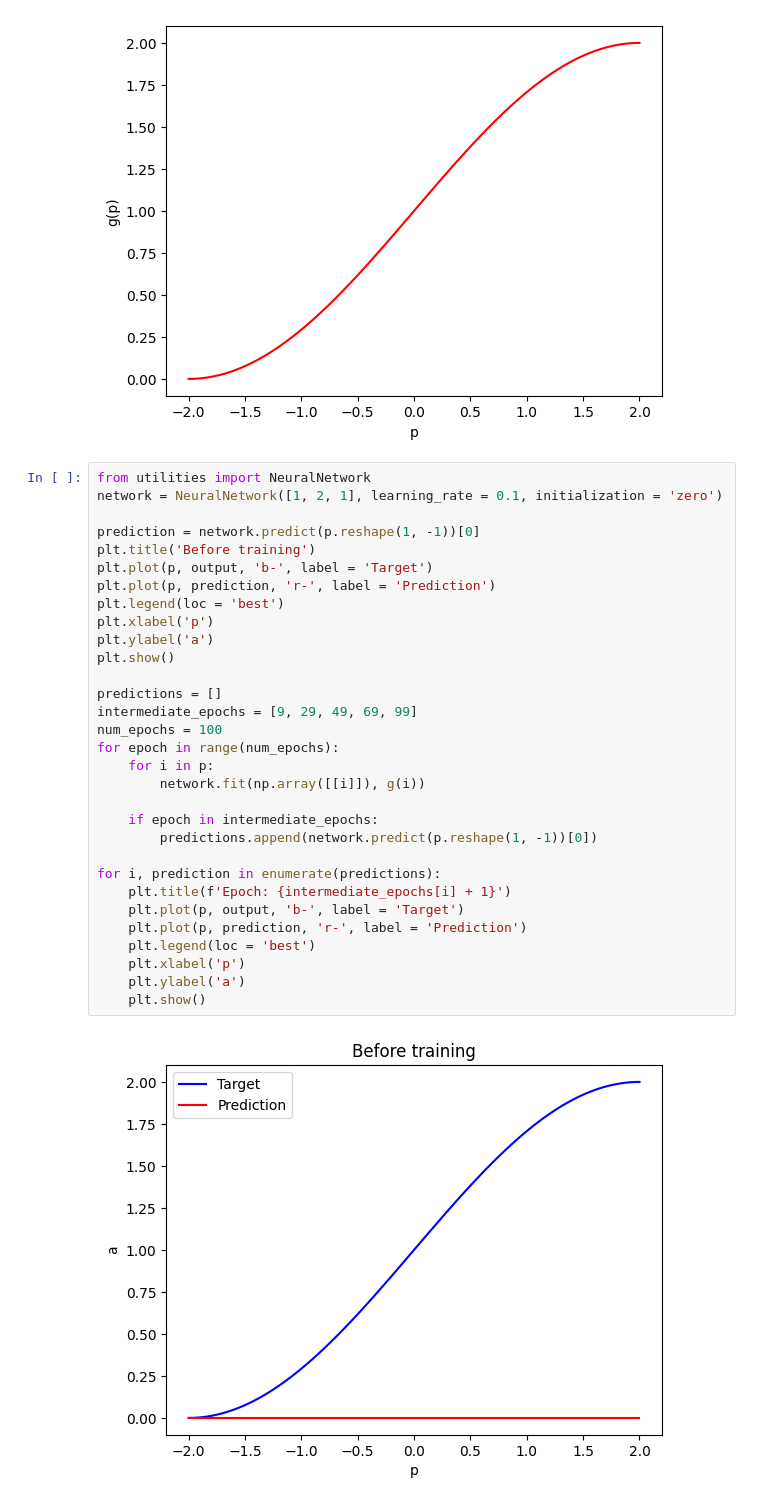
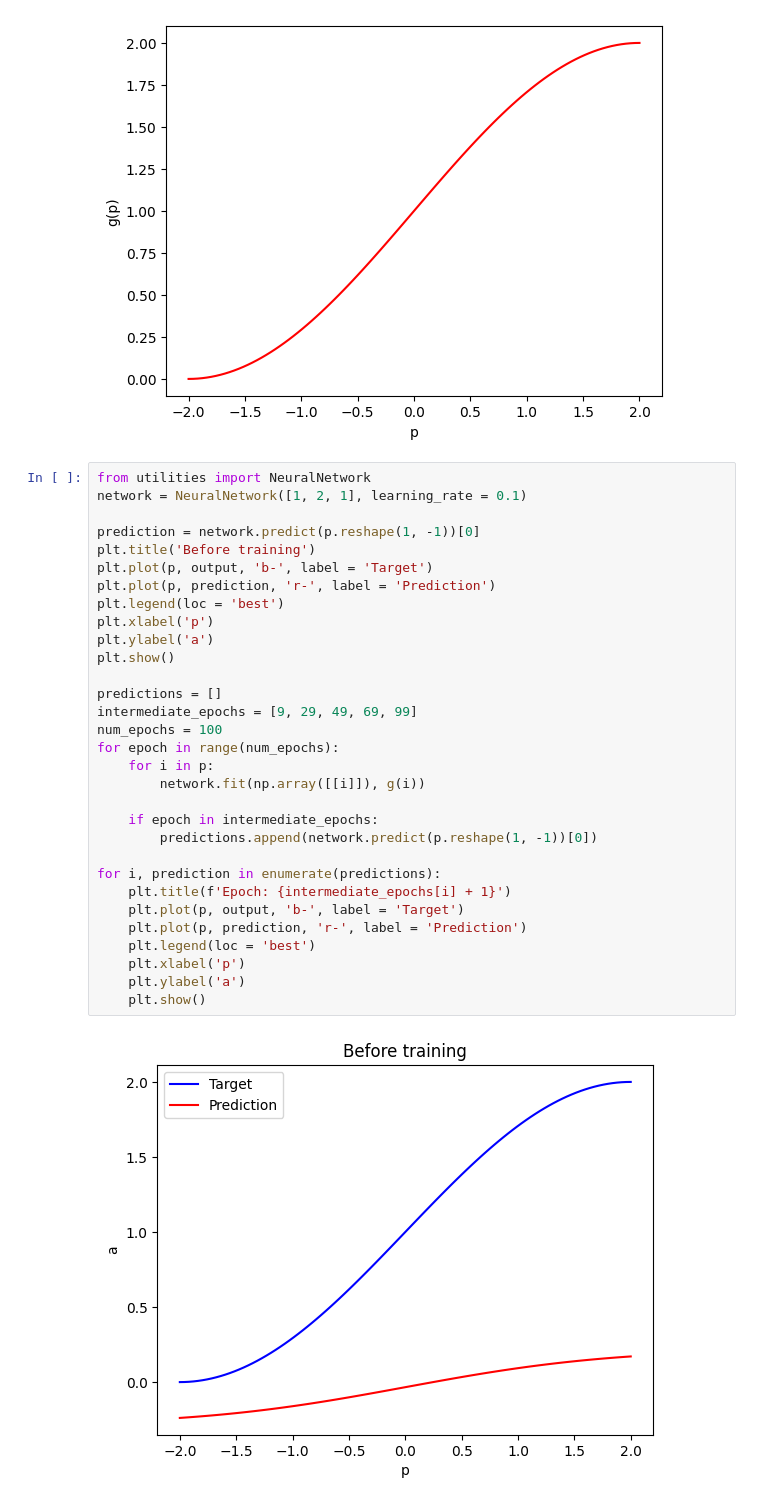
Before and after one commit to Thoalfeqar-gata/Neural-Networks-Master-Degree, a Jupyter notebook: Lecture 1.ipynb, the cells around one changed output. Drawn from its saved outputs; the diff is of its cells as text.

```diff
--- a/Lecture 1.ipynb
+++ b/Lecture 1.ipynb
@@ -107,34 +107,34 @@ plt.show()
 [figure]
 # %%
 from utilities import NeuralNetwork
-network = NeuralNetwork([1, 2, 1], learning_rate = 0.1, initialization = 'zero')
+network = NeuralNetwork([1, 2, 1], learning_rate = 0.1)
 
 prediction = network.predict(p.reshape(1, -1))[0]
 plt.title('Before training')
 plt.plot(p, output, 'b-', label = 'Target')
 plt.plot(p, prediction, 'r-', label = 'Prediction')
 plt.legend(loc = 'best')
 plt.xlabel('p')
 plt.ylabel('a')
 plt.show()
 
 predictions = []
 intermediate_epochs = [9, 29, 49, 69, 99]
 num_epochs = 100
 for epoch in range(num_epochs):
     for i in p:
         network.fit(np.array([[i]]), g(i))
 
     if epoch in intermediate_epochs:
         predictions.append(network.predict(p.reshape(1, -1))[0])
 
 for i, prediction in enumerate(predictions):
     plt.title(f'Epoch: {intermediate_epochs[i] + 1}')
     plt.plot(p, output, 'b-', label = 'Target')
     plt.plot(p, prediction, 'r-', label = 'Prediction')
     plt.legend(loc = 'best')
     plt.xlabel('p')
     plt.ylabel('a')
     plt.show()
 # %% [output]
-[figure, old version]
+[figure, new version]
```
Also changed, not shown: parts of 2 cells of this notebook.
